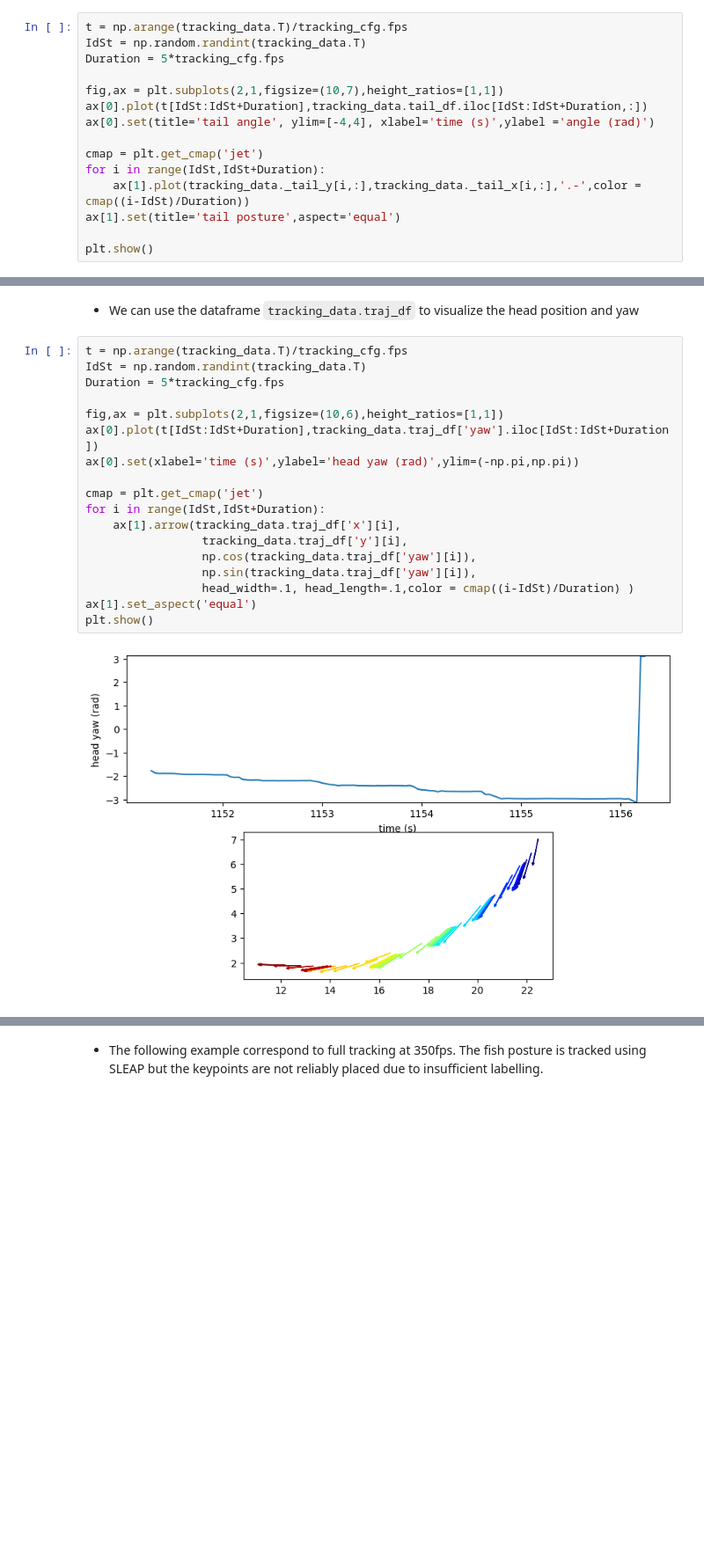
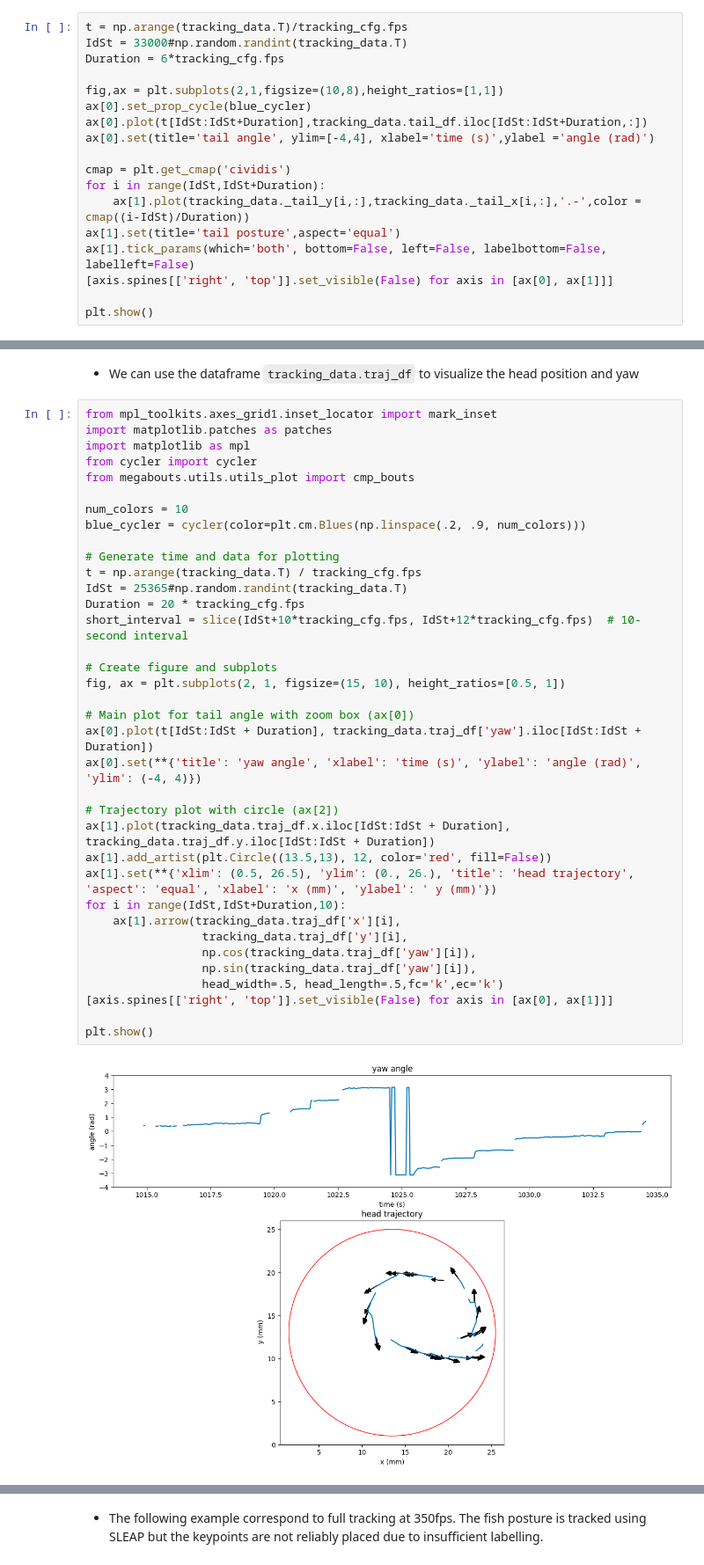
Before and after one commit to orger-lab/megabouts, a Jupyter notebook: docs/source/notebooks/Loading_Data.ipynb, the cells around one changed output, grey strips where cells are left out. Shown at 88% size. Cells and saved outputs as stored; diff of their text form; blank space fills up the shorter version.

```diff
--- a/docs/source/notebooks/Loading_Data.ipynb
+++ b/docs/source/notebooks/Loading_Data.ipynb
@@ -145,17 +219,20 @@ tracking_data = TailTrackingData.from_keypoints(tail_x = tail_x,
 * We can use the dataframe `tracking_data.tail_df` to visualize the tail angle
 # %%
 t = np.arange(tracking_data.T)/tracking_cfg.fps
-IdSt = np.random.randint(tracking_data.T)
-Duration = 5*tracking_cfg.fps
+IdSt = 33000#np.random.randint(tracking_data.T)
+Duration = 6*tracking_cfg.fps
 
-fig,ax = plt.subplots(2,1,figsize=(10,7),height_ratios=[1,1])
+fig,ax = plt.subplots(2,1,figsize=(10,8),height_ratios=[1,1])
+ax[0].set_prop_cycle(blue_cycler)
 ax[0].plot(t[IdSt:IdSt+Duration],tracking_data.tail_df.iloc[IdSt:IdSt+Duration,:])
 ax[0].set(title='tail angle', ylim=[-4,4], xlabel='time (s)',ylabel ='angle (rad)')
 
-cmap = plt.get_cmap('jet')
+cmap = plt.get_cmap('cividis')
 for i in range(IdSt,IdSt+Duration):
     ax[1].plot(tracking_data._tail_y[i,:],tracking_data._tail_x[i,:],'.-',color = cmap((i-IdSt)/Duration))
 ax[1].set(title='tail posture',aspect='equal')
+ax[1].tick_params(which='both', bottom=False, left=False, labelbottom=False, labelleft=False)
+[axis.spines[['right', 'top']].set_visible(False) for axis in [ax[0], ax[1]]]
 
 plt.show()
 # %% [output]
@@ -204,23 +281,41 @@ tracking_data = HeadTrackingData.from_keypoints(head_x = head_x,
 # %% [markdown]
 * We can use the dataframe `tracking_data.traj_df` to visualize the head position and yaw
 # %%
-t = np.arange(tracking_data.T)/tracking_cfg.fps
-IdSt = np.random.randint(tracking_data.T)
-Duration = 5*tracking_cfg.fps
+from mpl_toolkits.axes_grid1.inset_locator import mark_inset
+import matplotlib.patches as patches
+import matplotlib as mpl
+from cycler import cycler
+from megabouts.utils.utils_plot import cmp_bouts
 
-fig,ax = plt.subplots(2,1,figsize=(10,6),height_ratios=[1,1])
-ax[0].plot(t[IdSt:IdSt+Duration],tracking_data.traj_df['yaw'].iloc[IdSt:IdSt+Duration])
-ax[0].set(xlabel='time (s)',ylabel='head yaw (rad)',ylim=(-np.pi,np.pi))
+num_colors = 10
+blue_cycler = cycler(color=plt.cm.Blues(np.linspace(.2, .9, num_colors)))
 
-cmap = plt.get_cmap('jet')
-for i in range(IdSt,IdSt+Duration):
+# Generate time and data for plotting
+t = np.arange(tracking_data.T) / tracking_cfg.fps
+IdSt = 25365#np.random.randint(tracking_data.T)
+Duration = 20 * tracking_cfg.fps
+short_interval = slice(IdSt+10*tracking_cfg.fps, IdSt+12*tracking_cfg.fps)  # 10-second interval
+
+# Create figure and subplots
+fig, ax = plt.subplots(2, 1, figsize=(15, 10), height_ratios=[0.5, 1])
+
+# Main plot for tail angle with zoom box (ax[0])
+ax[0].plot(t[IdSt:IdSt + Duration], tracking_data.traj_df['yaw'].iloc[IdSt:IdSt + Duration])
+ax[0].set(**{'title': 'yaw angle', 'xlabel': 'time (s)', 'ylabel': 'angle (rad)', 'ylim': (-4, 4)})
+
+# Trajectory plot with circle (ax[2])
+ax[1].plot(tracking_data.traj_df.x.iloc[IdSt:IdSt + Duration], tracking_data.traj_df.y.iloc[IdSt:IdSt + Duration])
+ax[1].add_artist(plt.Circle((13.5,13), 12, color='red', fill=False))
+ax[1].set(**{'xlim': (0.5, 26.5), 'ylim': (0., 26.), 'title': 'head trajectory', 'aspect': 'equal', 'xlabel': 'x (mm)', 'ylabel': ' y (mm)'})
+for i in range(IdSt,IdSt+Duration,10):
     ax[1].arrow(tracking_data.traj_df['x'][i],
                  tracking_data.traj_df['y'][i],
                  np.cos(tracking_data.traj_df['yaw'][i]),
                  np.sin(tracking_data.traj_df['yaw'][i]),
-                 head_width=.1, head_length=.1,color = cmap((i-IdSt)/Duration) )
-ax[1].set_aspect('equal')
+                 head_width=.5, head_length=.5,fc='k',ec='k')
+[axis.spines[['right', 'top']].set_visible(False) for axis in [ax[0], ax[1]]]
+
 plt.show()
 # %% [output]
-[figure, old version]
+[figure, new version]
 # %% [markdown]
```
Also changed, not shown: parts of 11 cells of this notebook, 2 other files.
